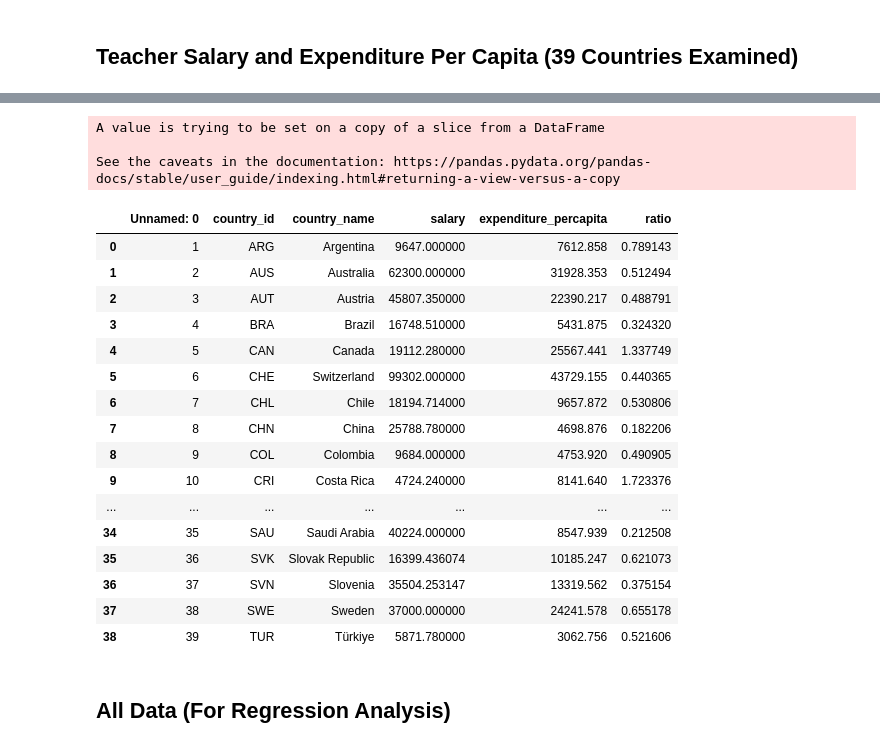
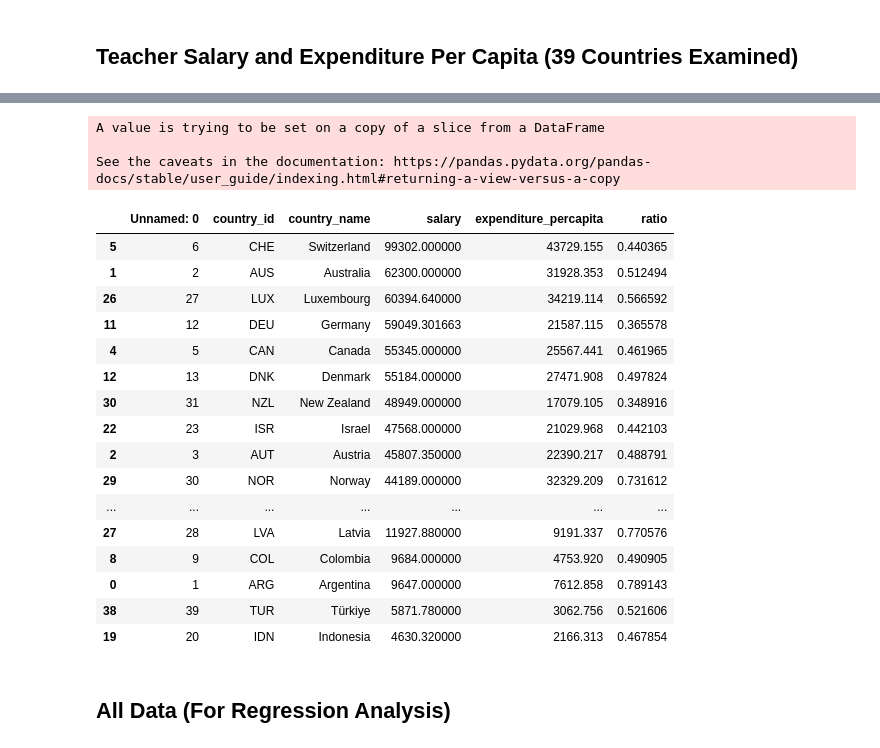
Before and after one commit to nurkhamidah/Education_Dashboard, a Jupyter notebook: object.ipynb, the cells around one changed output, grey strips where cells are left out. Cells and saved outputs as stored; diff of their text form; code cells hidden in the pictures.

Commit message:
commit 5 - regression analysis with salary as predictor

```diff
--- a/object.ipynb
+++ b/object.ipynb
@@ -267,26 +272,27 @@ salary
 # %%
 salary['salary'][salary['country_id'] == 'SWE'] = 37000
 salary_use = salary
-salary_use['ratio'] = salary['expenditure_percapita']/salary_use['salary']
+salary_use['ratio'] = salary_use['expenditure_percapita']/salary_use['salary']
+salary_use = salary_use.sort_values('salary', ascending=False)
 salary_use
 # %% [output]
 A value is trying to be set on a copy of a slice from a DataFrame
 
 See the caveats in the documentation: https://pandas.pydata.org/pandas-docs/stable/user_guide/indexing.html#returning-a-view-versus-a-copy
 |  | Unnamed: 0 | country_id | country_name | salary | expenditure_percapita | ratio |
+| 5 | 6 | CHE | Switzerland | 99302.000000 | 43729.155 | 0.440365 |
+| 1 | 2 | AUS | Australia | 62300.000000 | 31928.353 | 0.512494 |
+| 26 | 27 | LUX | Luxembourg | 60394.640000 | 34219.114 | 0.566592 |
+| 11 | 12 | DEU | Germany | 59049.301663 | 21587.115 | 0.365578 |
+| 4 | 5 | CAN | Canada | 55345.000000 | 25567.441 | 0.461965 |
+| 12 | 13 | DNK | Denmark | 55184.000000 | 27471.908 | 0.497824 |
+| 30 | 31 | NZL | New Zealand | 48949.000000 | 17079.105 | 0.348916 |
+| 22 | 23 | ISR | Israel | 47568.000000 | 21029.968 | 0.442103 |
+| 2 | 3 | AUT | Austria | 45807.350000 | 22390.217 | 0.488791 |
+| 29 | 30 | NOR | Norway | 44189.000000 | 32329.209 | 0.731612 |
+| ... | ... | ... | ... | ... | ... | ... |
+| 27 | 28 | LVA | Latvia | 11927.880000 | 9191.337 | 0.770576 |
+| 8 | 9 | COL | Colombia | 9684.000000 | 4753.920 | 0.490905 |
 | 0 | 1 | ARG | Argentina | 9647.000000 | 7612.858 | 0.789143 |
-| 1 | 2 | AUS | Australia | 62300.000000 | 31928.353 | 0.512494 |
-| 2 | 3 | AUT | Austria | 45807.350000 | 22390.217 | 0.488791 |
-| 3 | 4 | BRA | Brazil | 16748.510000 | 5431.875 | 0.324320 |
-| 4 | 5 | CAN | Canada | 19112.280000 | 25567.441 | 1.337749 |
-| 5 | 6 | CHE | Switzerland | 99302.000000 | 43729.155 | 0.440365 |
-| 6 | 7 | CHL | Chile | 18194.714000 | 9657.872 | 0.530806 |
-| 7 | 8 | CHN | China | 25788.780000 | 4698.876 | 0.182206 |
-| 8 | 9 | COL | Colombia | 9684.000000 | 4753.920 | 0.490905 |
-| 9 | 10 | CRI | Costa Rica | 4724.240000 | 8141.640 | 1.723376 |
-| ... | ... | ... | ... | ... | ... | ... |
-| 34 | 35 | SAU | Saudi Arabia | 40224.000000 | 8547.939 | 0.212508 |
-| 35 | 36 | SVK | Slovak Republic | 16399.436074 | 10185.247 | 0.621073 |
-| 36 | 37 | SVN | Slovenia | 35504.253147 | 13319.562 | 0.375154 |
-| 37 | 38 | SWE | Sweden | 37000.000000 | 24241.578 | 0.655178 |
 | 38 | 39 | TUR | Türkiye | 5871.780000 | 3062.756 | 0.521606 |
+| 19 | 20 | IDN | Indonesia | 4630.320000 | 2166.313 | 0.467854 |
```
Also changed, not shown: parts of 36 cells of this notebook.
